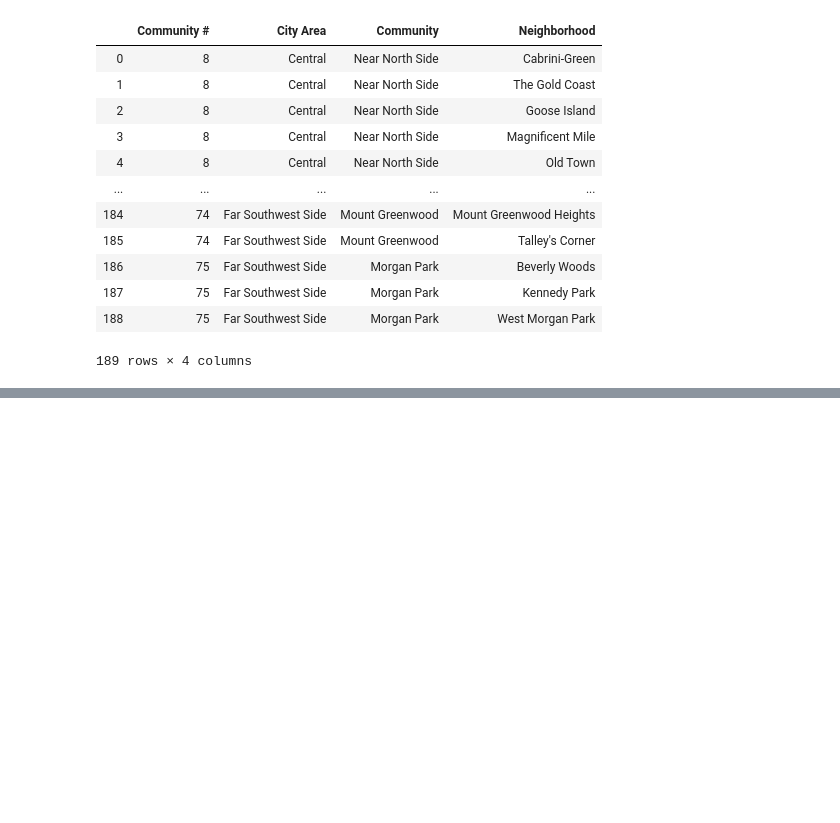
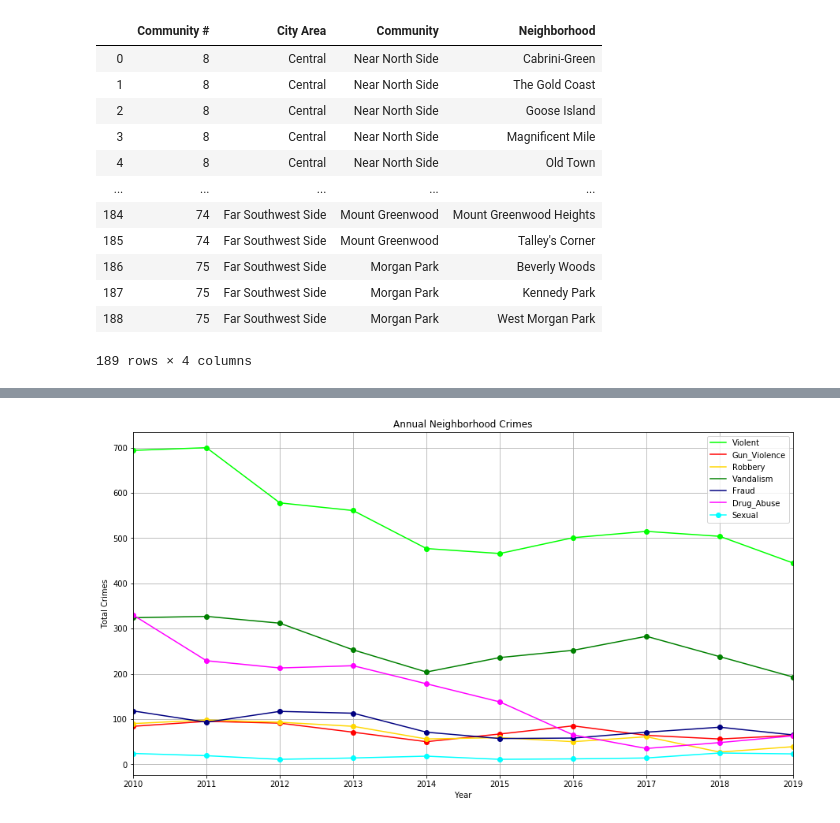
Before and after one commit to shidalgo12/Chicago_Crime, a Jupyter notebook: City Data/Graphs.ipynb, the cells around one changed output, grey strips where cells are left out. Saved outputs shown, nothing was run; the diff lists cells and outputs as text; code cells hidden in the pictures; blank space fills up the shorter version.

Commit message:
Crime Data Charts and Graphs

```diff
--- a/City Data/Graphs.ipynb
+++ b/City Data/Graphs.ipynb
@@ -62,8 +59,13 @@ comm_df
 # %%
+area = comm_df.loc[comm_df["Neighborhood"] == neighborhood]['City Area']
+area = area.values
+area = area[0]
+# type(area)
+# area type originally = series so .values was used to pull an individual value from that series
 
-# area = comm_df.loc[comm_df["Neighborhood"]== neighborhood]['City Area']
-# area = area[0]
-# community = comm_df.loc[comm_df["Neighborhood"]== neighborhood]['Community']
-# community = community[0]
+community = comm_df.loc[comm_df["Neighborhood"]== neighborhood]['Community']
+# type(area)
+community = community.values
+community = community[0]
 
-# print(f"{neighborhood} is in the {area} area, in {community}")
+print(f"{neighborhood} is in the {area} area, in {community}")
@@ -70,5 +74,6 @@ comm_df
 # %%
 crime_type_df = crime_df.filter(['Year',
+                                 'Community',
                                  'Violent',
                                  'Gun_Violence',
                                  'Robbery',
@@ -76,17 +81,18 @@ crime_type_df = crime_df.filter(['Year',
                                  'Fraud',
                                  'Drug_Abuse',
                                  'Sexual'])
-crime_type_df
+input_df = crime_type_df.loc[crime_type_df["Community"]== community]
+input_df
 
 # GroupBy Year
-year_group = crime_type_df.groupby(['Year'])
+year_group = input_df.groupby(['Year'])
 
 # Calculate Violent Crimes
 violent_crimes = pd.DataFrame(year_group["Violent"].sum())
 # violent_crimes
-# Calculate Gun Violence Crimes
+# # Calculate Gun Violence Crimes
 gun_crimes = pd.DataFrame(year_group["Gun_Violence"].sum())
-# gun_crimes
+gun_crimes
 # Calculate Robbery Crimes
 robbery_crimes = pd.DataFrame(year_group["Robbery"].sum())
 # robbery_crimes
@@ -103,9 +109,9 @@ drug_crimes = pd.DataFrame(year_group["Drug_Abuse"].sum())
 sexual_crimes = pd.DataFrame(year_group["Sexual"].sum())
 # sexual_crimes
 
-# # Calculate Weponry Crimes
-# weapon_crimes = pd.DataFrame(year_group["Weapon"].sum())
-# # weapon_crimes
+# # # Calculate Weponry Crimes
+# ,# weapon_crimes = pd.DataFrame(year_group["Weapon"].sum())
+# # # weapon_crimes
 # %%
 # Merge Crime Calculations
 merge_table1 = pd.merge(violent_crimes, gun_crimes, on='Year')
@@ -129,27 +147,29 @@ crime_type_totals
 # %%
 # Graph Crime Totals
 
 ax = plt.gca()
 
 crime_type_totals.plot(kind='line',x='Year',y='Violent',marker ='o',color='lime',figsize=(15,8),ax=ax)
 crime_type_totals.plot(kind='line',x='Year',y='Gun_Violence', marker ='o',color='red', ax=ax)
 crime_type_totals.plot(kind='line',x='Year',y='Robbery',marker ='o', color = 'gold', ax=ax)
 crime_type_totals.plot(kind='line',x='Year',y='Vandalism',marker ='o', color = 'green', ax=ax)
 crime_type_totals.plot(kind='line',x='Year',y='Fraud',marker ='o', color = 'navy', ax=ax)
 crime_type_totals.plot(kind='line',x='Year',y='Drug_Abuse',marker ='o', color = 'magenta', ax=ax)
 crime_type_totals.plot(kind='line',x='Year',y='Sexual',marker ='o', color = 'aqua', ax=ax)
 
 # Add title, labels legend & grid lines
-plt.title("Annual Crimes By Category")
+plt.title("Annual Neighborhood Crimes")
 plt.xlabel("Year")
 plt.ylabel("Total Crimes")
 
 plt.grid(True)
 
 # Save the Figure
 plt.savefig('annual_crimes.png')
 
 plt.show()
+# %% [output]
+[figure, added]
 # %%
 # Annual Gun Violence:
 # Top 9 communities with over 3,400 Gun Violence Crimes 2010-2019
```
Also changed, not shown: parts of 4 cells of this notebook, 1 other file.
